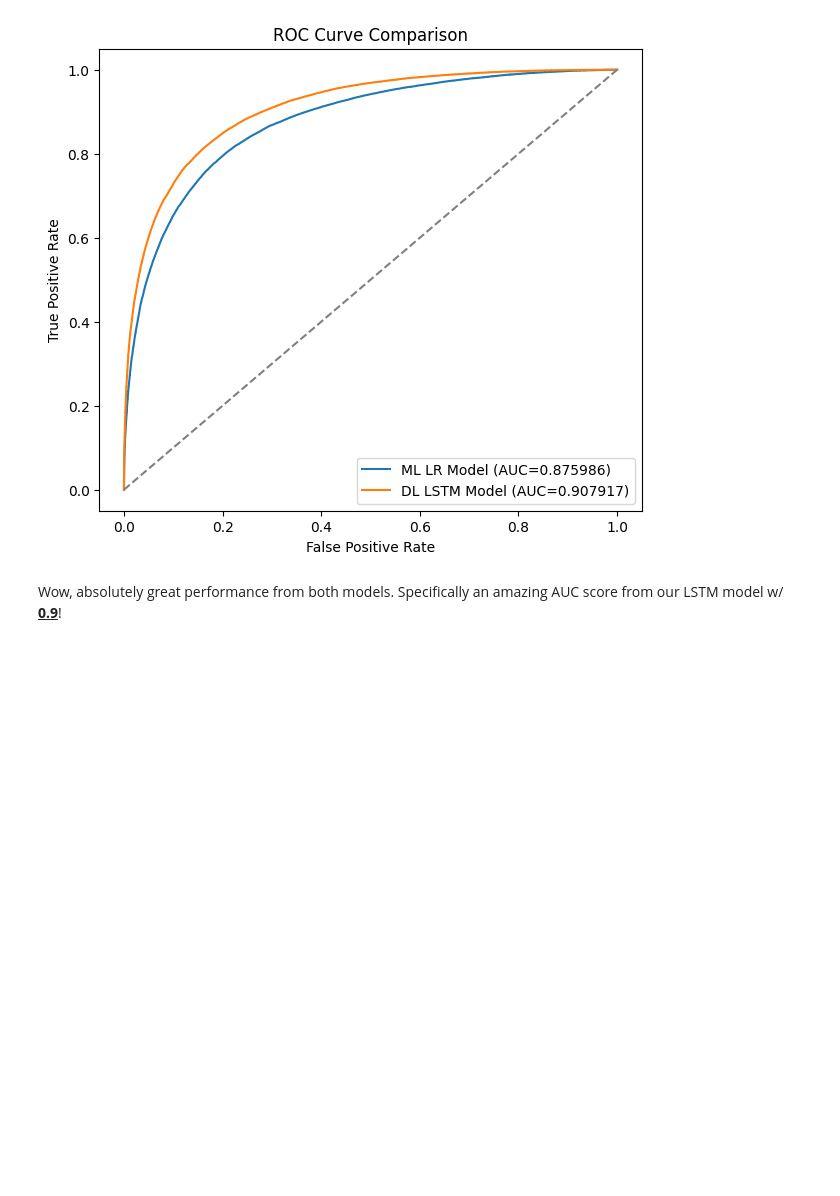
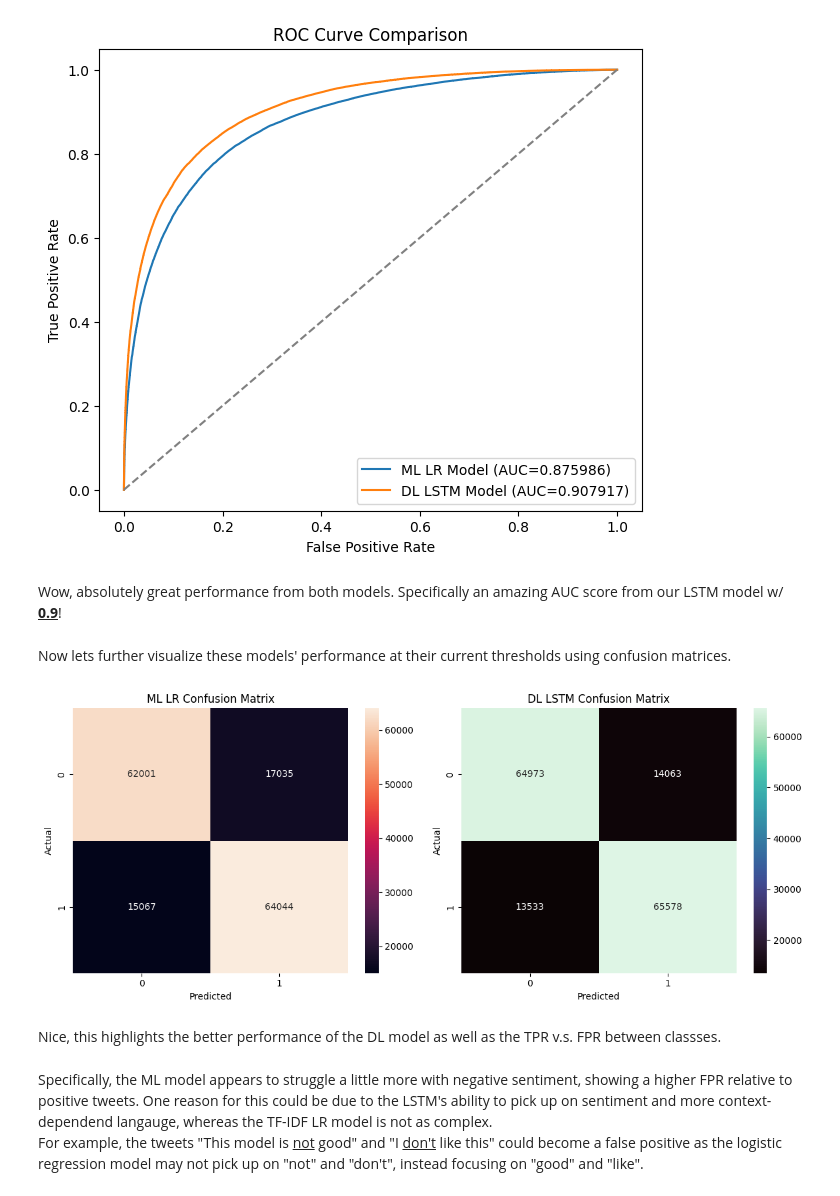
Before and after one commit to SawyerAlston/ML-vs-DL-Sentiment-Classification, a Jupyter notebook: notebooks/twitter_sentiment_analysis.ipynb, the cells around one changed output. Saved outputs shown, nothing was run; the diff lists cells and outputs as text; code cells hidden in the pictures; blank space fills up the shorter version.

Commit message:
Add confusion matrices

```diff
--- a/notebooks/twitter_sentiment_analysis.ipynb
+++ b/notebooks/twitter_sentiment_analysis.ipynb
@@ -610,3 +610,33 @@ plt.show()
 [figure]
 # %% [markdown]
 Wow, absolutely great performance from both models. Specifically an amazing AUC score from our LSTM model w/ <u>**0.9**</u>!
+# %% [markdown]
+Now lets further visualize these models' performance at their current thresholds using confusion matrices.
+# %%
+#Just using previous varibles from classification report
+from sklearn.metrics import confusion_matrix
+
+ml_cm = confusion_matrix(test_labels, ml_preds)
+dl_cm = confusion_matrix(test_labels, dl_preds)
+
+#Lets visualize them
+fig, axes = plt.subplots(1, 2, figsize=(12, 5))
+
+sns.heatmap(ml_cm, annot=True, fmt="d", cmap="rocket", ax=axes[0])
+axes[0].set_title("ML LR Confusion Matrix")
+axes[0].set_xlabel("Predicted")
+axes[0].set_ylabel("Actual")
+
+sns.heatmap(dl_cm, annot=True, fmt="d", cmap="mako", ax=axes[1])
+axes[1].set_title("DL LSTM Confusion Matrix")
+axes[1].set_xlabel("Predicted")
+axes[1].set_ylabel("Actual")
+
+plt.tight_layout()
+plt.show()
+# %% [output]
+[figure, added]
+# %% [markdown]
+Nice, this highlights the better performance of the DL model as well as the TPR v.s. FPR between classses.<br/>
+# %% [markdown]
+Specifically, the ML model appears to struggle a little more with negative sentiment, showing a higher FPR relative to positive tweets. One reason for this could be due to the LSTM's ability to pick up on sentiment and more context-dependend langauge, whereas the TF-IDF LR model is not as complex. <br/>For example, the tweets "This model is <u>not</u> good" and "I <u>don't</u> like this" could become a false positive as the logistic regression model may not pick up on "not" and "don't", instead focusing on "good" and "like".
```
Also changed, not shown: parts of 1 cell of this notebook.
